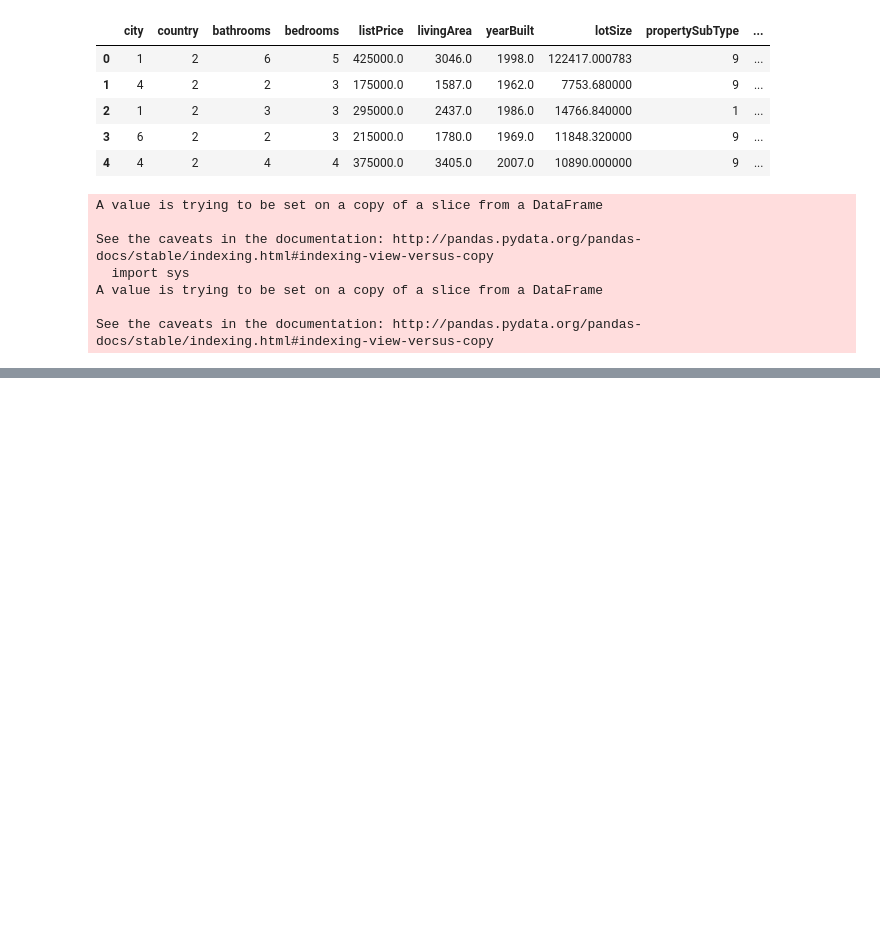
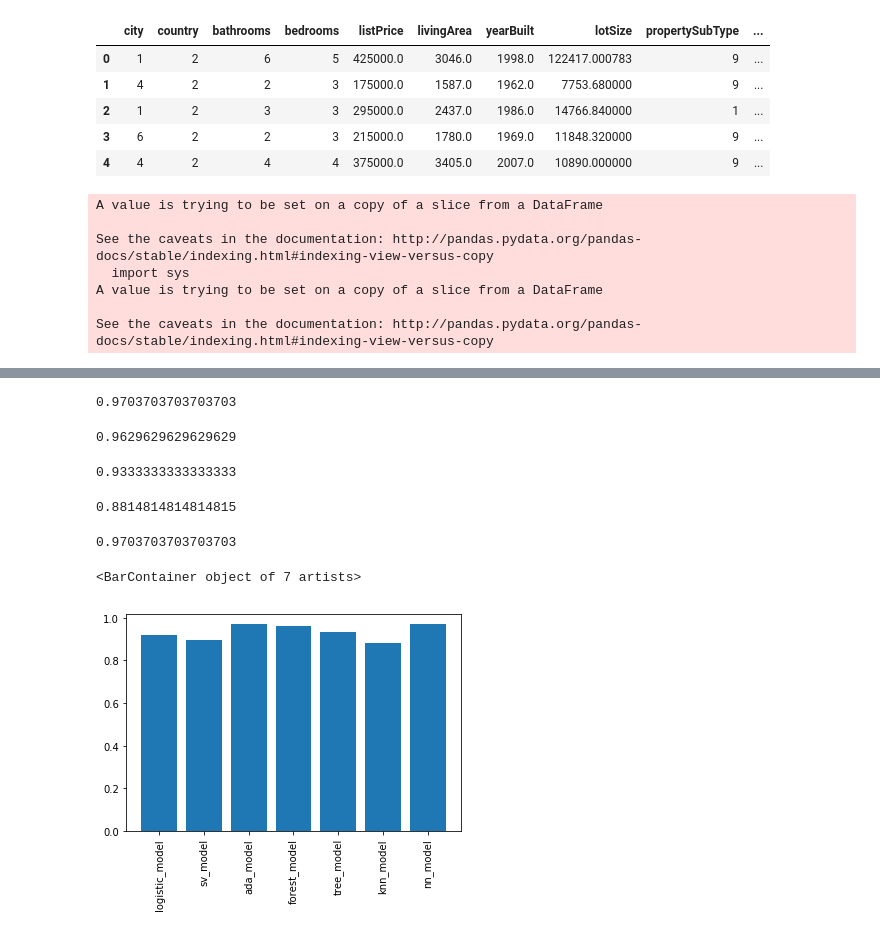
Before and after one commit to techytushar/nobbas_assignment, a Jupyter notebook: solution.ipynb, the cells around one changed output, grey strips where cells are left out. Saved outputs shown, nothing was run; the diff lists cells and outputs as text; code cells hidden in the pictures; blank space fills up the shorter version.

Commit message:
Train various classification models and compare accuracy

```diff
--- a/solution.ipynb
+++ b/solution.ipynb
@@ -219,0 +258,41 @@ See the caveats in the documentation: http://pandas.pydata.org/pandas-docs/stabl
+# %%
+ada_model = AdaBoostClassifier(n_estimators=100)
+ada_model.fit(x_train,y_train)
+model_scores["ada_model"] = ada_model.score(x_test,y_test)
+print(model_scores["ada_model"])
+# %% [output]
+0.9703703703703703
+# %%
+forest_model = RandomForestClassifier(n_estimators=120)
+forest_model.fit(x_train,y_train)
+model_scores["forest_model"] = forest_model.score(x_test,y_test)
+print(model_scores["forest_model"])
+# %% [output]
+0.9629629629629629
+# %%
+tree_model = DecisionTreeClassifier()
+tree_model.fit(x_train,y_train)
+model_scores["tree_model"] = tree_model.score(x_test,y_test)
+print(model_scores["tree_model"])
+# %% [output]
+0.9333333333333333
+# %%
+knn_model = KNeighborsClassifier()
+knn_model.fit(x_train,y_train)
+model_scores["knn_model"] = knn_model.score(x_test,y_test)
+print(model_scores["knn_model"])
+# %% [output]
+0.8814814814814815
+# %%
+nn_model = MLPClassifier(hidden_layer_sizes=(16,10,8), max_iter=300)
+nn_model.fit(x_train,y_train)
+model_scores["nn_model"] = nn_model.score(x_test,y_test)
+print(model_scores["nn_model"])
+# %% [output]
+0.9703703703703703
+# %%
+plt.xticks(rotation=90)
+plt.bar(model_scores.keys(),model_scores.values())
+# %% [output]
+<BarContainer object of 7 artists>
+[figure, added]
```
Also changed, not shown: parts of 6 cells of this notebook.
